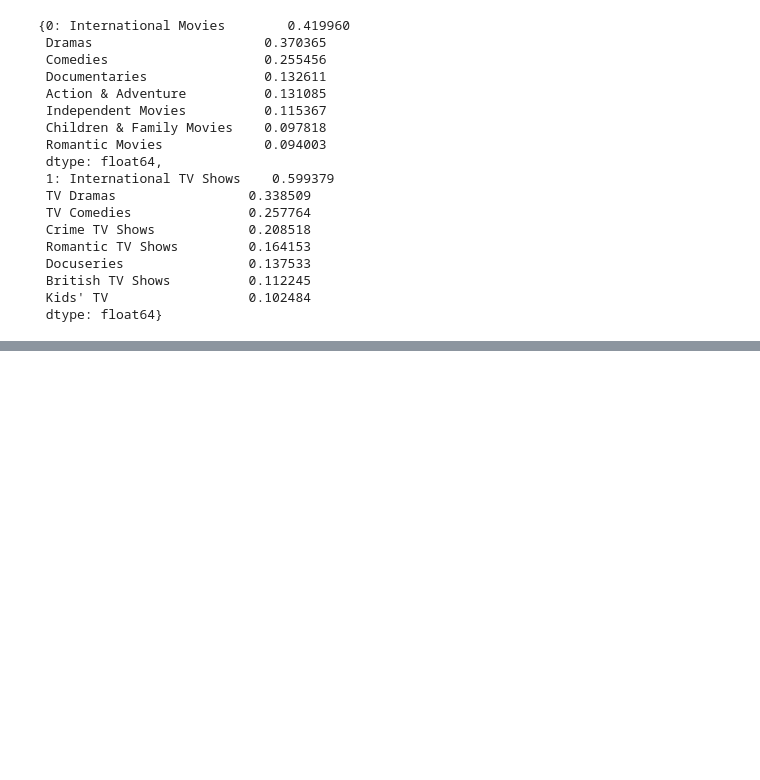
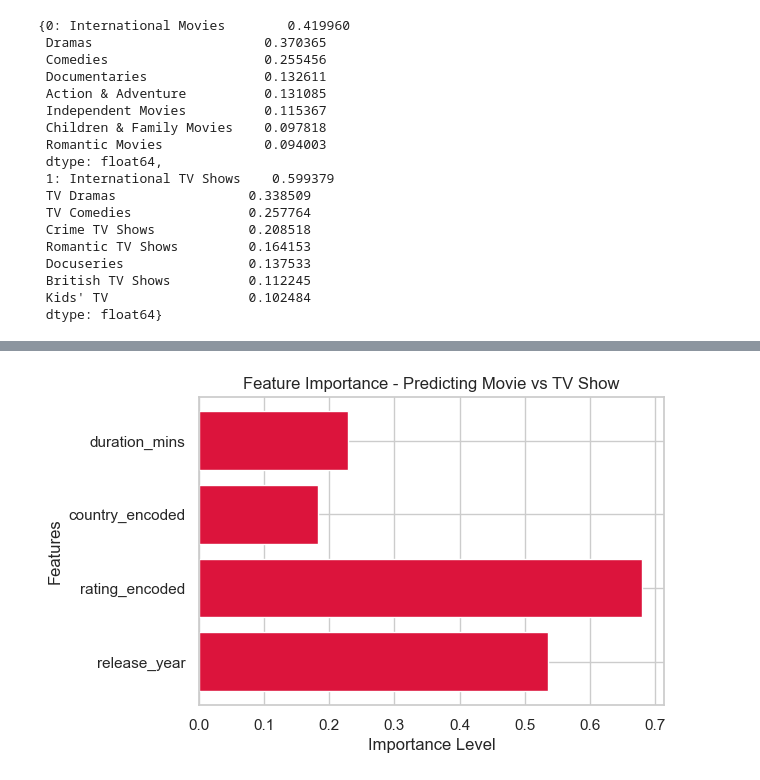
Before and after one commit to Savindi2002/Netflix-Data-Analysis, a Jupyter notebook: notebooks/netflix_analysis.ipynb, the cells around one changed output, grey strips where cells are left out. Cells and saved outputs as stored; diff of their text form; code cells hidden in the pictures; blank space fills up the shorter version.

```diff
--- a/notebooks/netflix_analysis.ipynb
+++ b/notebooks/netflix_analysis.ipynb
@@ -618,0 +716,12 @@ cluster_genre_profile
+# %%
+importance = abs(model.coef_[0])
+features = X.columns
+
+plt.figure(figsize=(6,4))
+plt.barh(features, importance, color='crimson')
+plt.title("Feature Importance - Predicting Movie vs TV Show")
+plt.xlabel("Importance Level")
+plt.ylabel("Features")
+plt.show()
+# %% [output]
+[figure, added]
```
Also changed, not shown: parts of 14 cells of this notebook.
